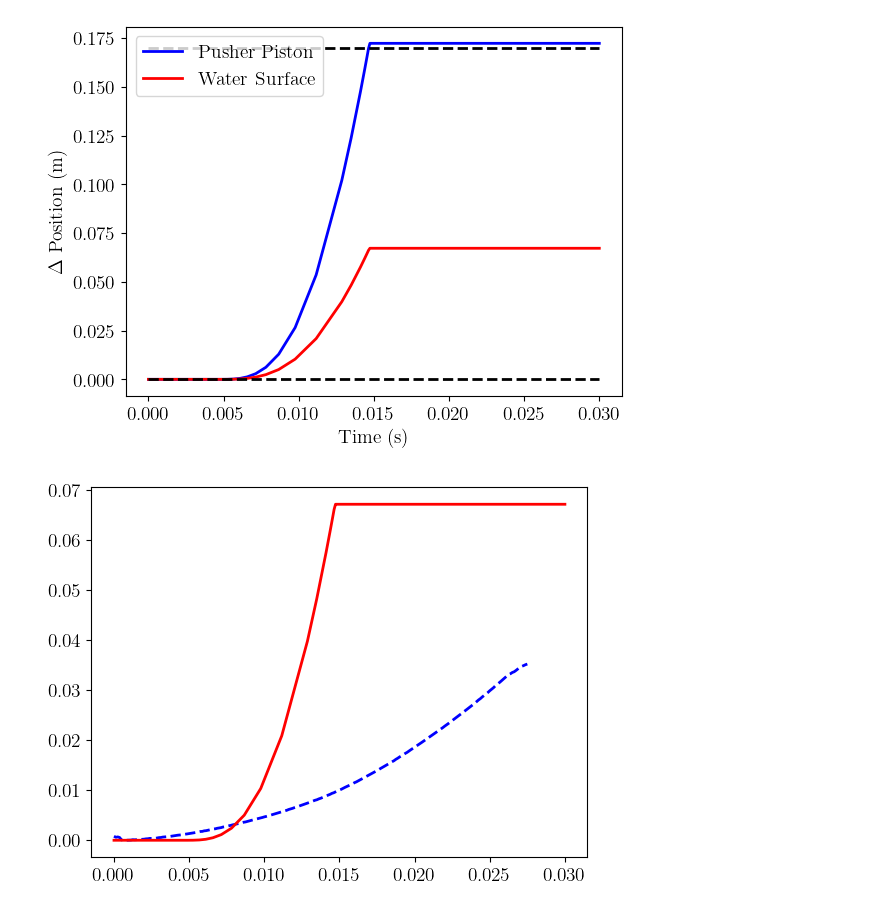
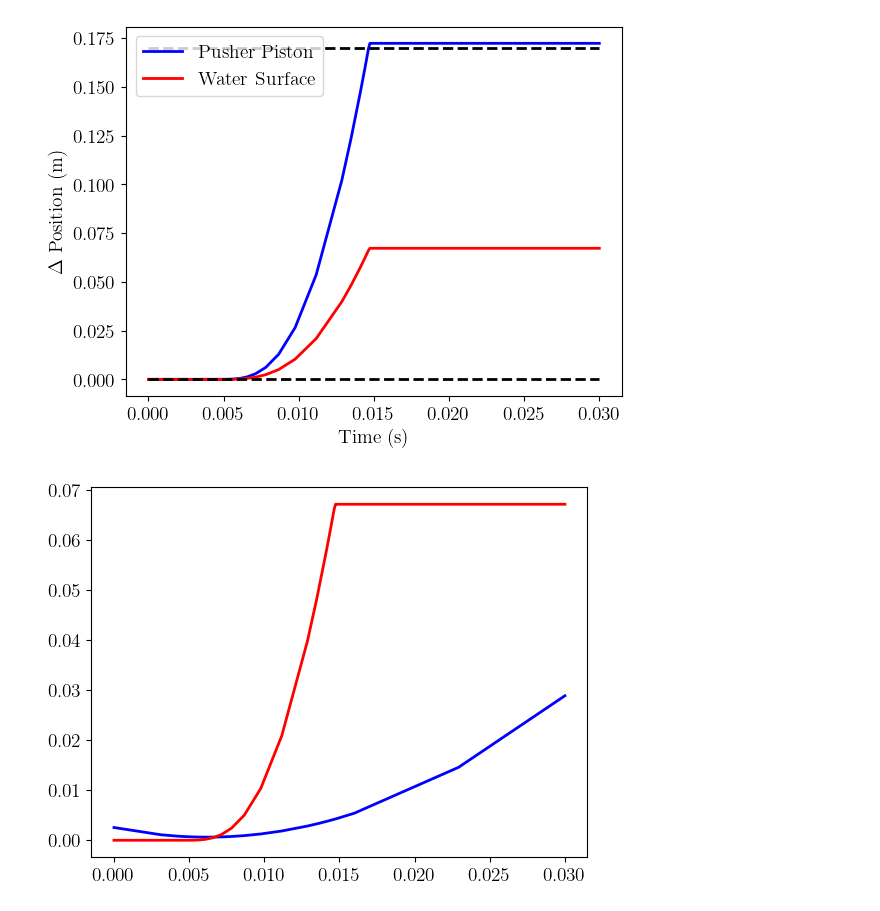
Before and after one commit to Niloy30/2D_Jet_Study, a Jupyter notebook: gas_discharge_model.ipynb, the cells around one changed output. Saved outputs shown, nothing was run; the diff lists cells and outputs as text; code cells hidden in the pictures.

Commit message:
Debugging the model and making some more contour plots

```diff
--- a/gas_discharge_model.ipynb
+++ b/gas_discharge_model.ipynb
@@ -160,13 +155,14 @@ plt.legend()
 plt.show()
 # %% [output]
 [figure]
-# %%
-edges = np.load(r"./free_surface_data.npy")  # Load the saved array
-y_values = edges[1, :, :] * 0.2  # Extract y-values
-avg_y = np.mean(y_values, axis=0)/1000  # Compute average y-value per frame
-time = np.arange(avg_y.shape[0]) / 8000  # Generate frame numbers
-plt.plot(time, avg_y-np.min(avg_y), marker="none", linestyle="--", color="b", label="Avg Y")
-plt.plot(t, y[6]-np.min(y[6]), label="Water Surface Position (m)", color = 'red')
-plt.show()
-# %% [output]
-[figure, removed]
+# %%
+def y_exp(t):
+    return 49.96*t**2 - 0.62 *t +2.54943525e-03
+
+
+
+plt.plot(t, y_exp(t), color = 'blue')
+plt.plot(t, y[6]-np.min(y[6]),  color = 'red')
+plt.show()
+# %% [output]
+[figure, added]
```
Also changed, not shown: parts of 1 cell of this notebook, 4 other files.
